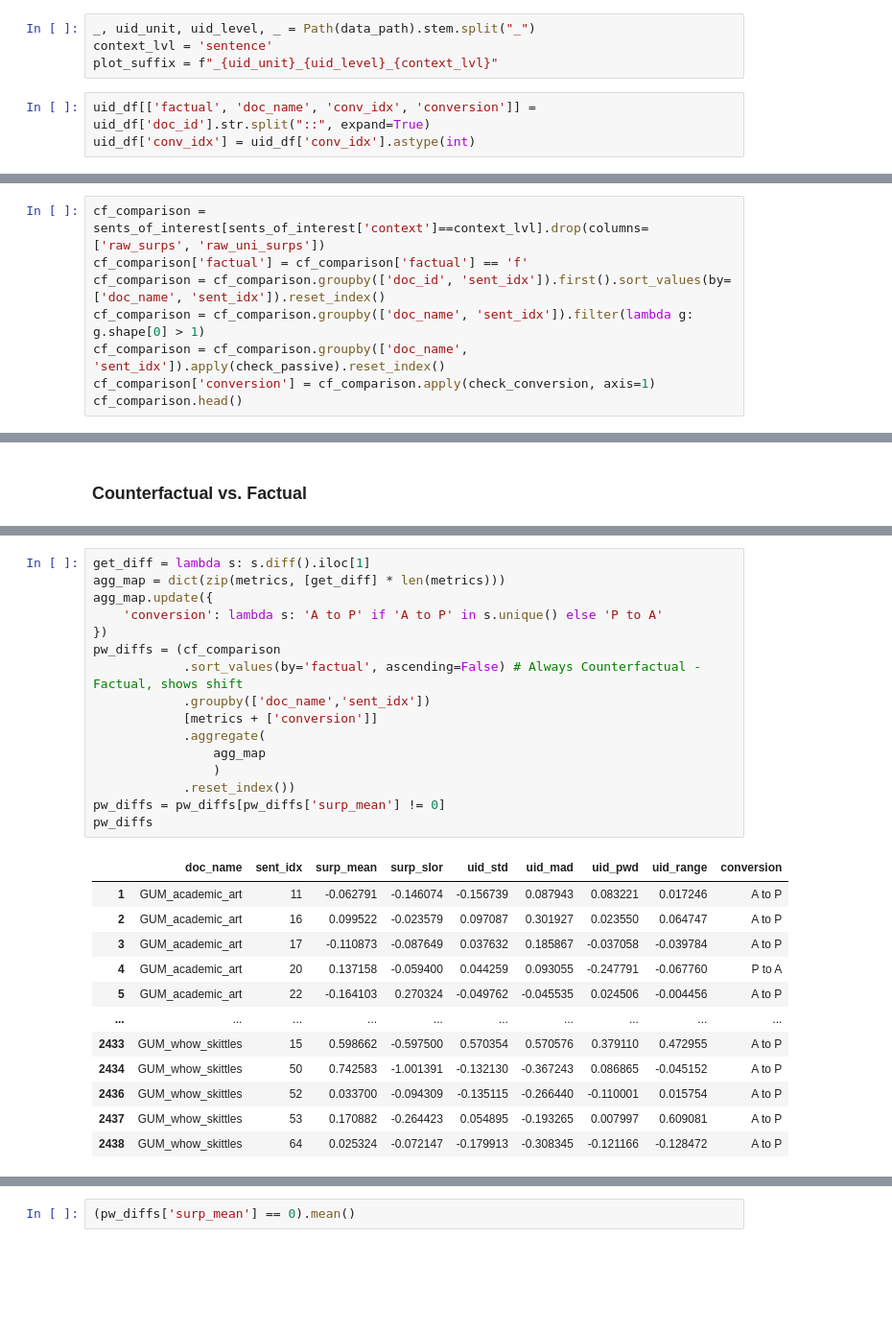
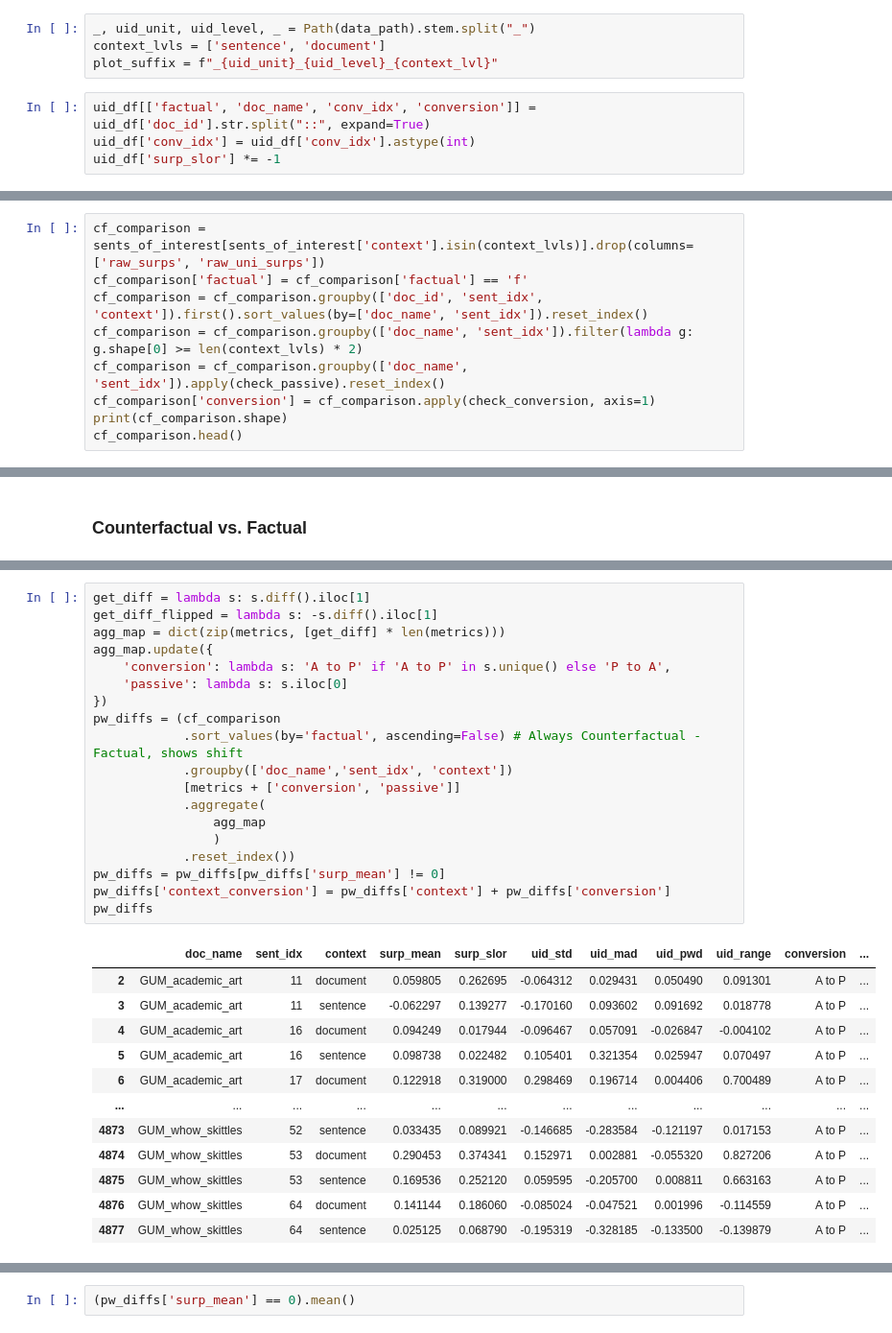
Before and after one commit to NolanChai/active-passive-alternations, a Jupyter notebook: notebooks/UID_analysis.ipynb, the cells around one changed output, grey strips where cells are left out. Shown at 96% size. Drawn from its saved outputs; the diff is of its cells as text; blank space fills up the shorter version.

```diff
--- a/notebooks/UID_analysis.ipynb
+++ b/notebooks/UID_analysis.ipynb
@@ -125,11 +169,12 @@ data_path = "../outputs/cf_word_sentence_uid.csv"
 uid_df = pd.read_csv(data_path).iloc[:, 1:]
 # %%
 _, uid_unit, uid_level, _ = Path(data_path).stem.split("_")
-context_lvl = 'sentence'
+context_lvls = ['sentence', 'document']
 plot_suffix = f"_{uid_unit}_{uid_level}_{context_lvl}"
 # %%
 uid_df[['factual', 'doc_name', 'conv_idx', 'conversion']] = uid_df['doc_id'].str.split("::", expand=True)
 uid_df['conv_idx'] = uid_df['conv_idx'].astype(int)
+uid_df['surp_slor'] *= -1
 # %%
 uid_df['context'].unique()
 # %% [output]
@@ -159,11 +204,12 @@ sents_of_interest.shape
 # %% [output]
 (39040, 19)
 # %%
-cf_comparison = sents_of_interest[sents_of_interest['context']==context_lvl].drop(columns=['raw_surps', 'raw_uni_surps'])
+cf_comparison = sents_of_interest[sents_of_interest['context'].isin(context_lvls)].drop(columns=['raw_surps', 'raw_uni_surps'])
 cf_comparison['factual'] = cf_comparison['factual'] == 'f'
-cf_comparison = cf_comparison.groupby(['doc_id', 'sent_idx']).first().sort_values(by=['doc_name', 'sent_idx']).reset_index()
-cf_comparison = cf_comparison.groupby(['doc_name', 'sent_idx']).filter(lambda g: g.shape[0] > 1)
+cf_comparison = cf_comparison.groupby(['doc_id', 'sent_idx', 'context']).first().sort_values(by=['doc_name', 'sent_idx']).reset_index()
+cf_comparison = cf_comparison.groupby(['doc_name', 'sent_idx']).filter(lambda g: g.shape[0] >= len(context_lvls) * 2)
 cf_comparison = cf_comparison.groupby(['doc_name', 'sent_idx']).apply(check_passive).reset_index()
 cf_comparison['conversion'] = cf_comparison.apply(check_conversion, axis=1)
+print(cf_comparison.shape)
 cf_comparison.head()
 # %% [output]
@@ -238,29 +289,32 @@ fig.savefig("../plots/fact_cfact_metrics" + plot_suffix,
 # %%
 get_diff = lambda s: s.diff().iloc[1]
+get_diff_flipped = lambda s: -s.diff().iloc[1]
 agg_map = dict(zip(metrics, [get_diff] * len(metrics)))
 agg_map.update({
-    'conversion': lambda s: 'A to P' if 'A to P' in s.unique() else 'P to A'
+    'conversion': lambda s: 'A to P' if 'A to P' in s.unique() else 'P to A',
+    'passive': lambda s: s.iloc[0]
 })
 pw_diffs = (cf_comparison
             .sort_values(by='factual', ascending=False) # Always Counterfactual - Factual, shows shift
-            .groupby(['doc_name','sent_idx'])
-            [metrics + ['conversion']]
+            .groupby(['doc_name','sent_idx', 'context'])
+            [metrics + ['conversion', 'passive']]
             .aggregate(
                 agg_map
                 )
             .reset_index())
 pw_diffs = pw_diffs[pw_diffs['surp_mean'] != 0]
+pw_diffs['context_conversion'] = pw_diffs['context'] + pw_diffs['conversion']
 pw_diffs
 # %% [output]
-|  | doc_name | sent_idx | surp_mean | surp_slor | uid_std | uid_mad | uid_pwd | uid_range | conversion |
-| 1 | GUM_academic_art | 11 | -0.062791 | -0.146074 | -0.156739 | 0.087943 | 0.083221 | 0.017246 | A to P |
-| 2 | GUM_academic_art | 16 | 0.099522 | -0.023579 | 0.097087 | 0.301927 | 0.023550 | 0.064747 | A to P |
-| 3 | GUM_academic_art | 17 | -0.110873 | -0.087649 | 0.037632 | 0.185867 | -0.037058 | -0.039784 | A to P |
-| 4 | GUM_academic_art | 20 | 0.137158 | -0.059400 | 0.044259 | 0.093055 | -0.247791 | -0.067760 | P to A |
-| 5 | GUM_academic_art | 22 | -0.164103 | 0.270324 | -0.049762 | -0.045535 | 0.024506 | -0.004456 | A to P |
-| ... | ... | ... | ... | ... | ... | ... | ... | ... | ... |
-| 2433 | GUM_whow_skittles | 15 | 0.598662 | -0.597500 | 0.570354 | 0.570576 | 0.379110 | 0.472955 | A to P |
-| 2434 | GUM_whow_skittles | 50 | 0.742583 | -1.001391 | -0.132130 | -0.367243 | 0.086865 | -0.045152 | A to P |
-| 2436 | GUM_whow_skittles | 52 | 0.033700 | -0.094309 | -0.135115 | -0.266440 | -0.110001 | 0.015754 | A to P |
-| 2437 | GUM_whow_skittles | 53 | 0.170882 | -0.264423 | 0.054895 | -0.193265 | 0.007997 | 0.609081 | A to P |
-| 2438 | GUM_whow_skittles | 64 | 0.025324 | -0.072147 | -0.179913 | -0.308345 | -0.121166 | -0.128472 | A to P |
+|  | doc_name | sent_idx | context | surp_mean | surp_slor | uid_std | uid_mad | uid_pwd | uid_range | conversion | ... |
+| 2 | GUM_academic_art | 11 | document | 0.059805 | 0.262695 | -0.064312 | 0.029431 | 0.050490 | 0.091301 | A to P | ... |
+| 3 | GUM_academic_art | 11 | sentence | -0.062297 | 0.139277 | -0.170160 | 0.093602 | 0.091692 | 0.018778 | A to P | ... |
+| 4 | GUM_academic_art | 16 | document | 0.094249 | 0.017944 | -0.096467 | 0.057091 | -0.026847 | -0.004102 | A to P | ... |
+| 5 | GUM_academic_art | 16 | sentence | 0.098738 | 0.022482 | 0.105401 | 0.321354 | 0.025947 | 0.070497 | A to P | ... |
+| 6 | GUM_academic_art | 17 | document | 0.122918 | 0.319000 | 0.298469 | 0.196714 | 0.004406 | 0.700489 | A to P | ... |
+| ... | ... | ... | ... | ... | ... | ... | ... | ... | ... | ... | ... |
+| 4873 | GUM_whow_skittles | 52 | sentence | 0.033435 | 0.089921 | -0.146685 | -0.283584 | -0.121197 | 0.017153 | A to P | ... |
+| 4874 | GUM_whow_skittles | 53 | document | 0.290453 | 0.374341 | 0.152971 | 0.002881 | -0.055320 | 0.827206 | A to P | ... |
+| 4875 | GUM_whow_skittles | 53 | sentence | 0.169536 | 0.252120 | 0.059595 | -0.205700 | 0.008811 | 0.663163 | A to P | ... |
+| 4876 | GUM_whow_skittles | 64 | document | 0.141144 | 0.186060 | -0.085024 | -0.047521 | 0.001996 | -0.114559 | A to P | ... |
+| 4877 | GUM_whow_skittles | 64 | sentence | 0.025125 | 0.068790 | -0.195319 | -0.328185 | -0.133500 | -0.139879 | A to P | ... |
```
Also changed, not shown: parts of 31 cells of this notebook.
